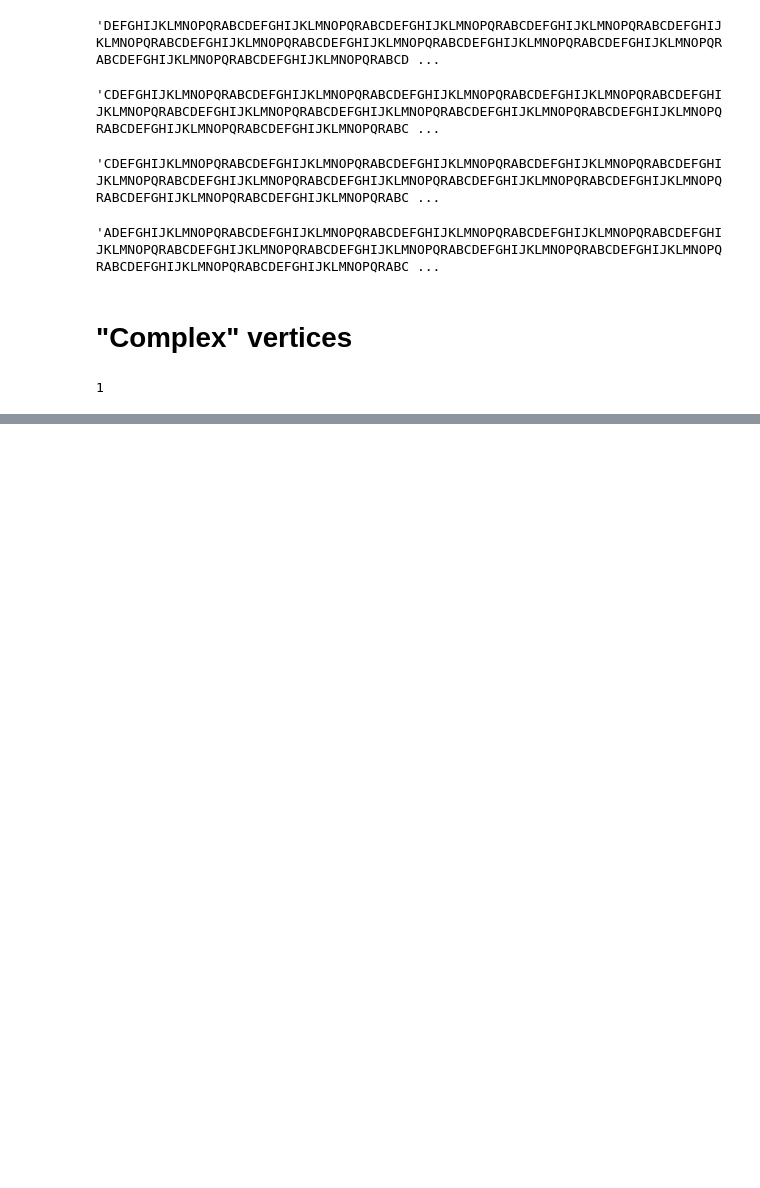
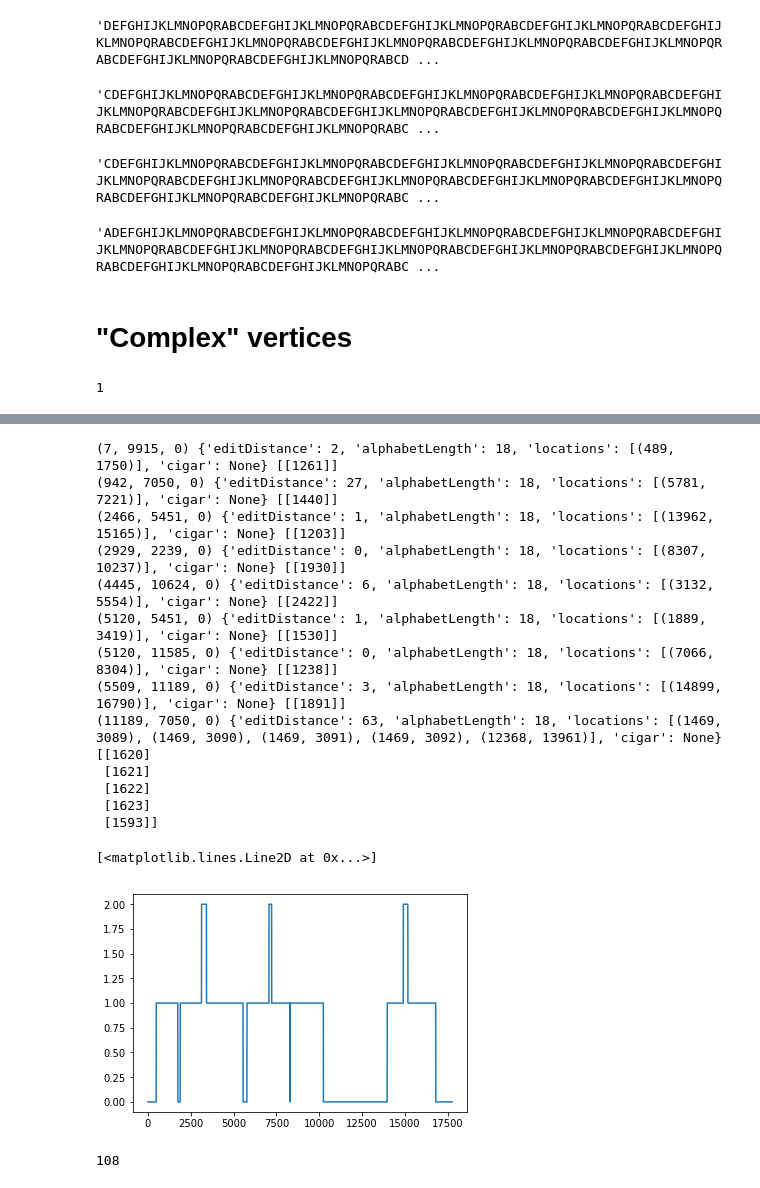
Before and after one commit to seryrzu/centroFlye, a Jupyter notebook: scripts/jupyters/IterativeDeBruijnGraph.ipynb, the cells around one changed output, grey strips where cells are left out. Saved outputs shown, nothing was run; the diff lists cells and outputs as text; code cells hidden in the pictures; blank space fills up the shorter version.

```diff
--- a/scripts/jupyters/IterativeDeBruijnGraph.ipynb
+++ b/scripts/jupyters/IterativeDeBruijnGraph.ipynb
@@ -389,7 +323,7 @@ k=13
 # db = dbs[max(dbs.keys())]
 # db = dbs[634]
 # db = dbs2[500]
-db = dbs[511]
+db = dbs[650]
 
 
 assert nx.number_weakly_connected_components(db.graph) == 1
@@ -688,0 +632,14 @@ for i, db in dbs.items():
+# %%
+db = dbs[400]
+# %%
+def get_long_edges(db, min_len=1000, max_cov=25):
+    edges = {}
+    for edge in db.graph.edges(data=True, keys=True):
+        edge_len = len(edge[-1]['edge_kmer'])
+        edge_cov = np.min(edge[-1]['coverages'])
+        if edge_len >= min_len and edge_cov <= max_cov:
+            print(edge_len, np.median(edge_cov))
+            edges[edge[:-1]] = edge[-1]['edge_kmer']
+    return edges
+# %%
+long_edges = get_long_edges(db)
@@ -688,0 +656,24 @@ for i, db in dbs.items():
+# %%
+cov = get_cov(ref_monomers, long_edges)
+plt.plot(cov)
+# %% [output]
+(7, 9915, 0) {'editDistance': 2, 'alphabetLength': 18, 'locations': [(489, 1750)], 'cigar': None} [[1261]]
+(942, 7050, 0) {'editDistance': 27, 'alphabetLength': 18, 'locations': [(5781, 7221)], 'cigar': None} [[1440]]
+(2466, 5451, 0) {'editDistance': 1, 'alphabetLength': 18, 'locations': [(13962, 15165)], 'cigar': None} [[1203]]
+(2929, 2239, 0) {'editDistance': 0, 'alphabetLength': 18, 'locations': [(8307, 10237)], 'cigar': None} [[1930]]
+(4445, 10624, 0) {'editDistance': 6, 'alphabetLength': 18, 'locations': [(3132, 5554)], 'cigar': None} [[2422]]
+(5120, 5451, 0) {'editDistance': 1, 'alphabetLength': 18, 'locations': [(1889, 3419)], 'cigar': None} [[1530]]
+(5120, 11585, 0) {'editDistance': 0, 'alphabetLength': 18, 'locations': [(7066, 8304)], 'cigar': None} [[1238]]
+(5509, 11189, 0) {'editDistance': 3, 'alphabetLength': 18, 'locations': [(14899, 16790)], 'cigar': None} [[1891]]
+(11189, 7050, 0) {'editDistance': 63, 'alphabetLength': 18, 'locations': [(1469, 3089), (1469, 3090), (1469, 3091), (1469, 3092), (12368, 13961)], 'cigar': None} [[1620]
+ [1621]
+ [1622]
+ [1623]
+ [1593]]
+[<matplotlib.lines.Line2D at 0x...>]
+[figure, added]
+# %%
+long_reads = {k: v for k, v in monomer_strings.items() if len(v) >= 1000}
+len(long_reads)
+# %% [output]
+108
```
Also changed, not shown: parts of 30 cells of this notebook, 1 other file.
